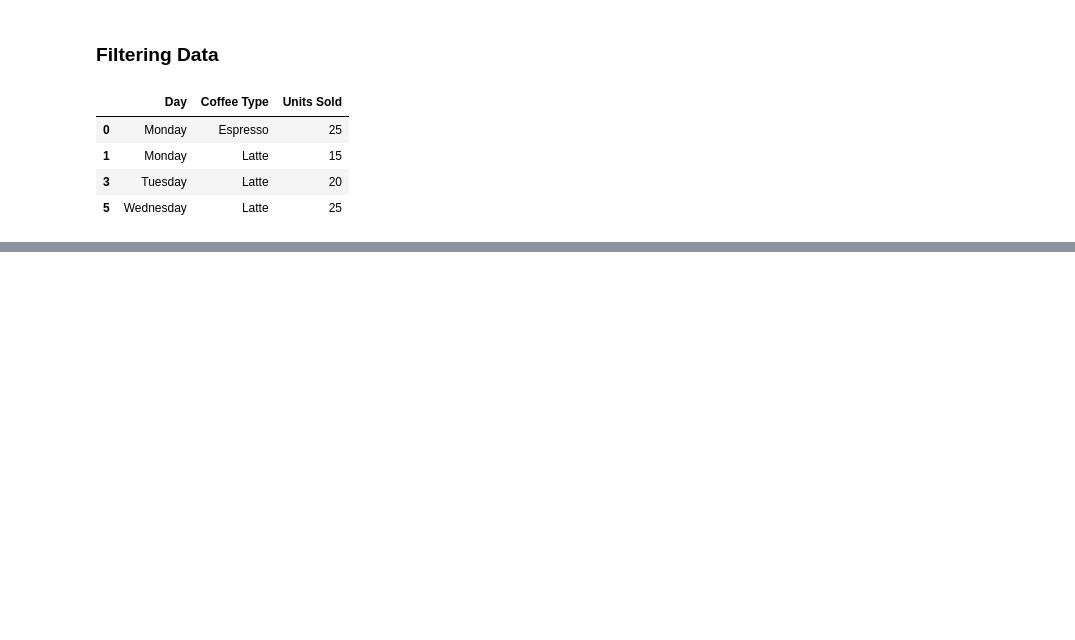
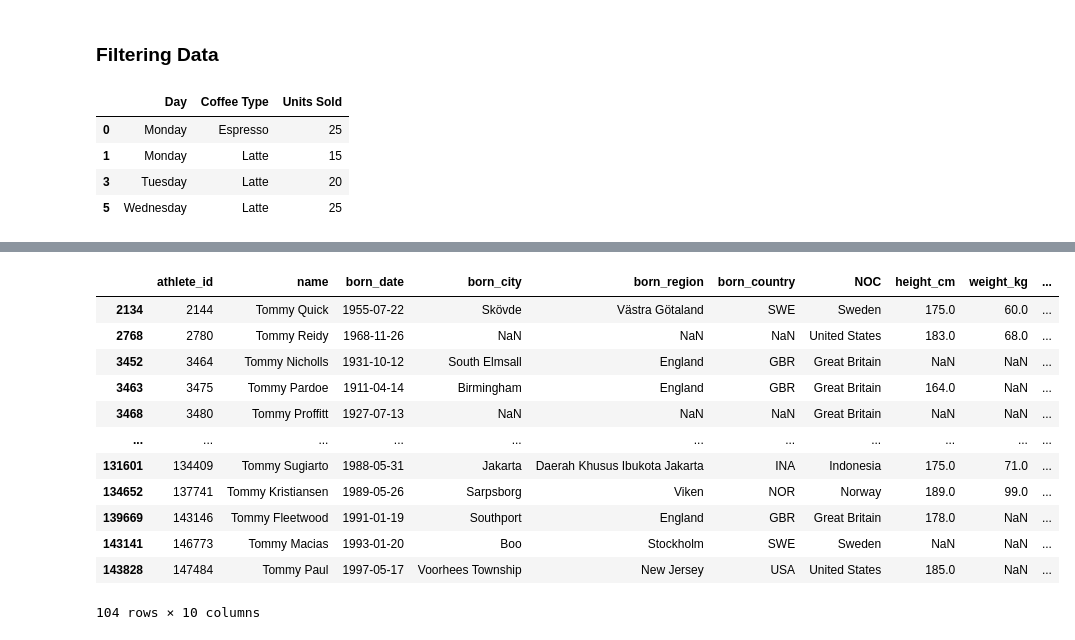
Before and after one commit to SHIVA6174/PyThon-Pandas-Course, a Jupyter notebook: Pandas.ipynb, the cells around one changed output, grey strips where cells are left out. Drawn from its saved outputs; the diff is of its cells as text; code cells hidden in the pictures; blank space fills up the shorter version.

```diff
--- a/Pandas.ipynb
+++ b/Pandas.ipynb
@@ -545,0 +590,16 @@ coffee[res]
+# %%
+bios[bios["name"].str.contains("Tommy | patrick", case=False)]
+# %% [output]
+|  | athlete_id | name | born_date | born_city | born_region | born_country | NOC | height_cm | weight_kg | ... |
+| 2134 | 2144 | Tommy Quick | 1955-07-22 | Skövde | Västra Götaland | SWE | Sweden | 175.0 | 60.0 | ... |
+| 2768 | 2780 | Tommy Reidy | 1968-11-26 | NaN | NaN | NaN | United States | 183.0 | 68.0 | ... |
+| 3452 | 3464 | Tommy Nicholls | 1931-10-12 | South Elmsall | England | GBR | Great Britain | NaN | NaN | ... |
+| 3463 | 3475 | Tommy Pardoe | 1911-04-14 | Birmingham | England | GBR | Great Britain | 164.0 | NaN | ... |
+| 3468 | 3480 | Tommy Proffitt | 1927-07-13 | NaN | NaN | NaN | Great Britain | NaN | NaN | ... |
+| ... | ... | ... | ... | ... | ... | ... | ... | ... | ... | ... |
+| 131601 | 134409 | Tommy Sugiarto | 1988-05-31 | Jakarta | Daerah Khusus Ibukota Jakarta | INA | Indonesia | 175.0 | 71.0 | ... |
+| 134652 | 137741 | Tommy Kristiansen | 1989-05-26 | Sarpsborg | Viken | NOR | Norway | 189.0 | 99.0 | ... |
+| 139669 | 143146 | Tommy Fleetwood | 1991-01-19 | Southport | England | GBR | Great Britain | 178.0 | NaN | ... |
+| 143141 | 146773 | Tommy Macias | 1993-01-20 | Boo | Stockholm | SWE | Sweden | NaN | NaN | ... |
+| 143828 | 147484 | Tommy Paul | 1997-05-17 | Voorhees Township | New Jersey | USA | United States | 185.0 | NaN | ... |
+104 rows × 10 columns
```
Also changed, not shown: parts of 95 cells of this notebook, 1 other file.
